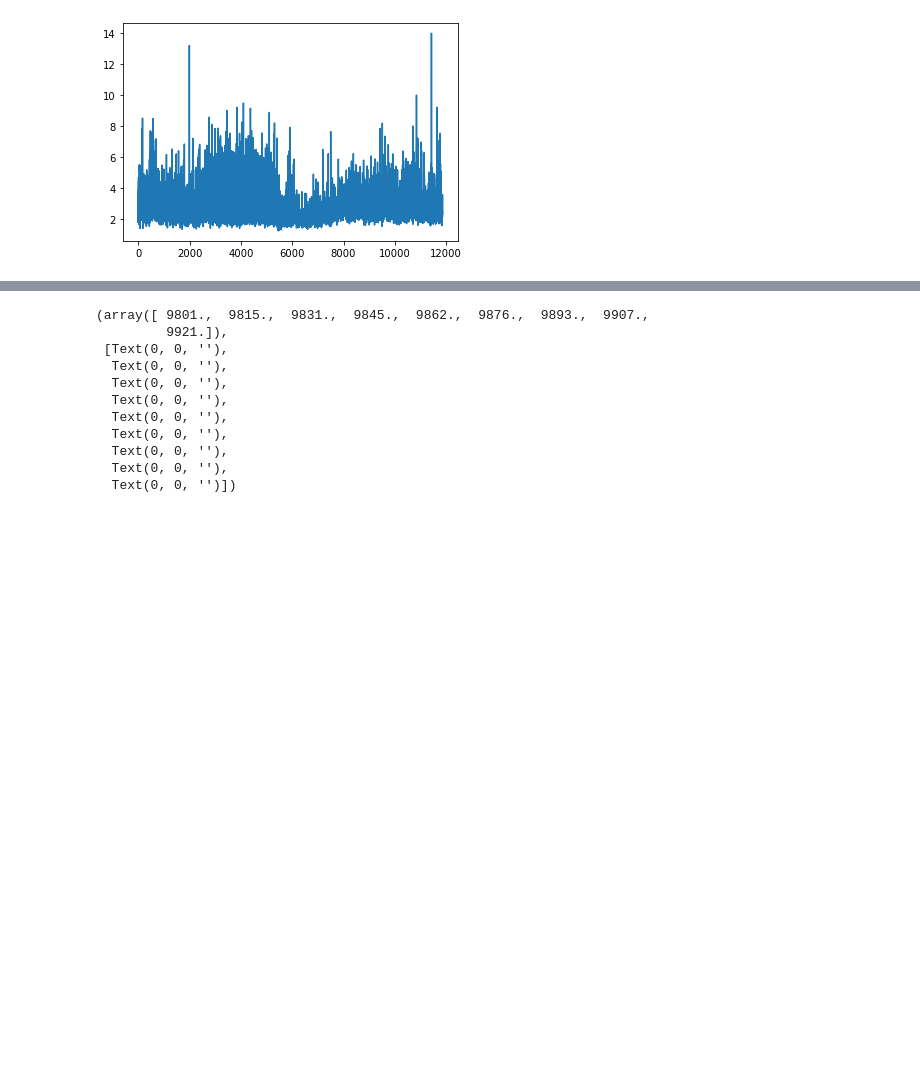
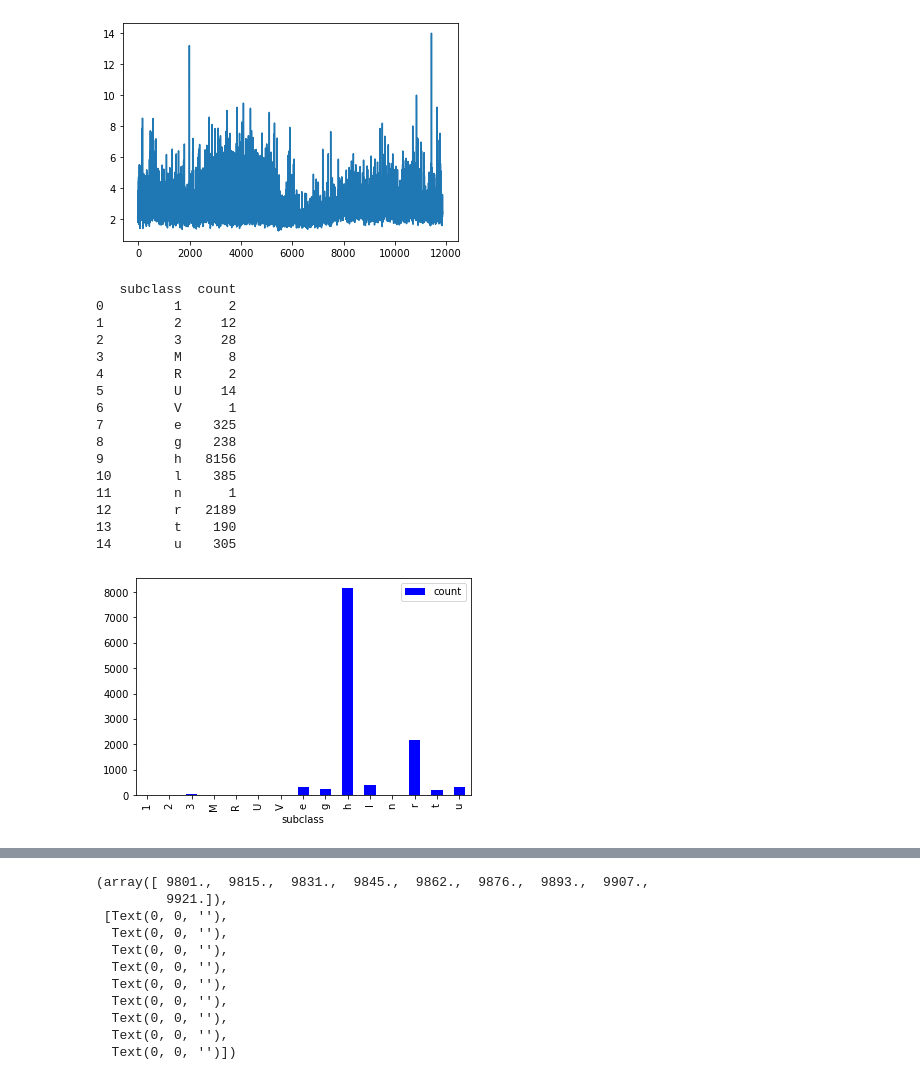
Before and after one commit to gthompson/kitchensinkGT, a Jupyter notebook: PROJECTS/MontserratML/AGU2021_Poster.ipynb, the cells around one changed output, grey strips where cells are left out. Drawn from its saved outputs; the diff is of its cells as text; code cells hidden in the pictures; blank space fills up the shorter version.

```diff
--- a/PROJECTS/MontserratML/AGU2021_Poster.ipynb
+++ b/PROJECTS/MontserratML/AGU2021_Poster.ipynb
@@ -21,9 +21,34 @@ Index(['path', 'filetime', 'sfile', 'num_traces', 'Fs', 'calib', 'subclass',
 from obspy.core import UTCDateTime
 df['utcdatetime'] = [UTCDateTime(row['filetime']) for i,row in df.iterrows()]
 df['datetime'] = [row['utcdatetime'].datetime for i,row in df.iterrows()]
+df['date'] = [row['utcdatetime'].date for i,row in df.iterrows()]
 # %%
 df.set_index('datetime')
 df['snr'].plot(x='datetime')
 # %% [output]
 <AxesSubplot:>
 [figure]
+# %%
+#df['weekday_num'] = pd.DatetimeIndex(df['date_of_birth']).weekday
+#df['weekday_name'] = pd.DatetimeIndex(df['date_of_birth']).weekday_name
+df_grouped = (df.groupby(['subclass']).size().reset_index(name="count"))
+print(df_grouped)
+df_grouped.plot.bar(x="subclass", y="count", color='blue');
+# %% [output]
+   subclass  count
+0         1      2
+1         2     12
+2         3     28
+3         M      8
+4         R      2
+5         U     14
+6         V      1
+7         e    325
+8         g    238
+9         h   8156
+10        l    385
+11        n      1
+12        r   2189
+13        t    190
+14        u    305
+[figure, added]
```
Also changed, not shown: parts of 3 cells of this notebook, 4 other files.
